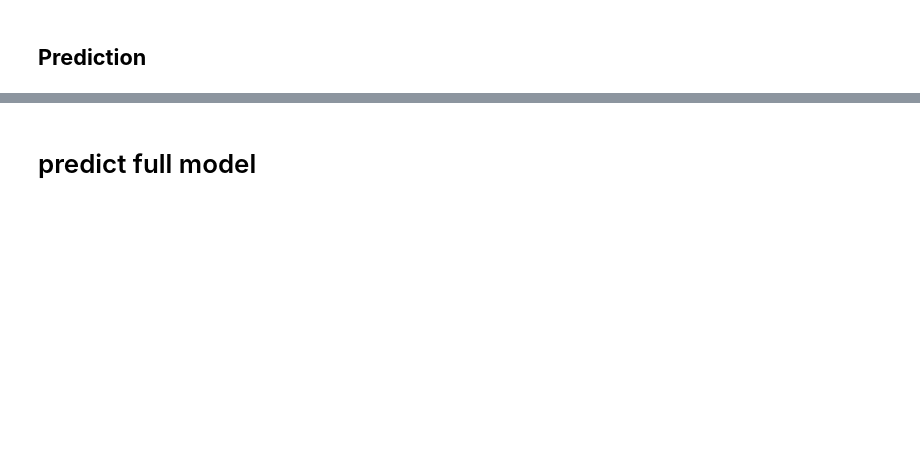
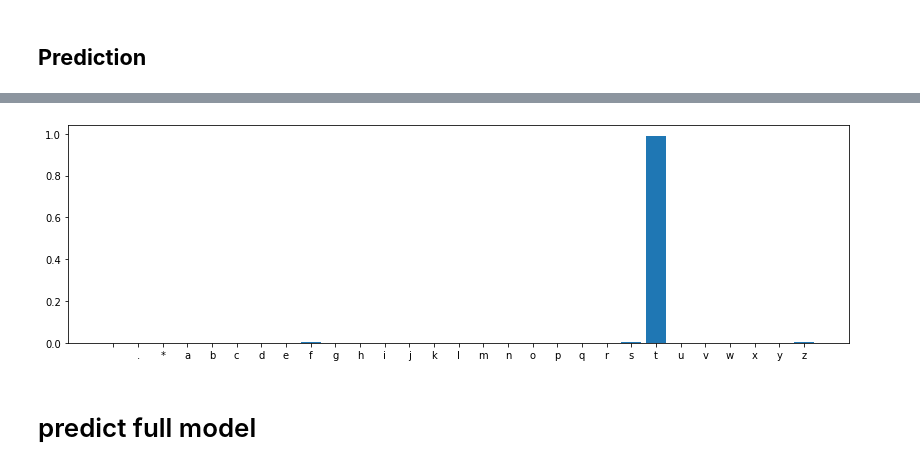
Before and after one commit to JustAlex5/deep_learning, a Jupyter notebook: Final_prj.ipynb, the cells around one changed output, grey strips where cells are left out. Cells and saved outputs as stored; diff of their text form; code cells hidden in the pictures; blank space fills up the shorter version.

```diff
--- a/Final_prj.ipynb
+++ b/Final_prj.ipynb
@@ -331,3 +334,11 @@ heatmap(np.array(preicted_test[i]),square=True,xticklabels=chars,
+# %%
+#
+plt.figure(figsize=(14,4))
+plt.bar(range(len(chars)), preicted_test[i][0])
+plt.xticks(range(len(chars)), labels=chars)
+plt.show()
+# %% [output]
+[figure, added]
 # %% [markdown]
 # predict  full model
 # %%
```
Also changed, not shown: parts of 18 cells of this notebook.
